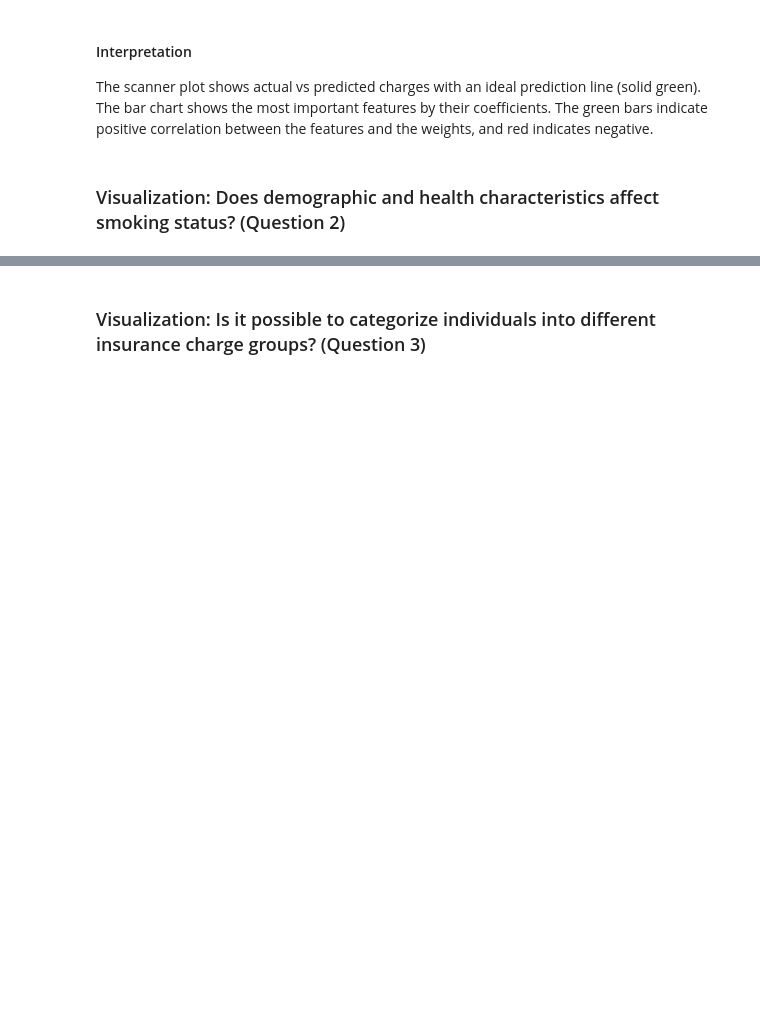
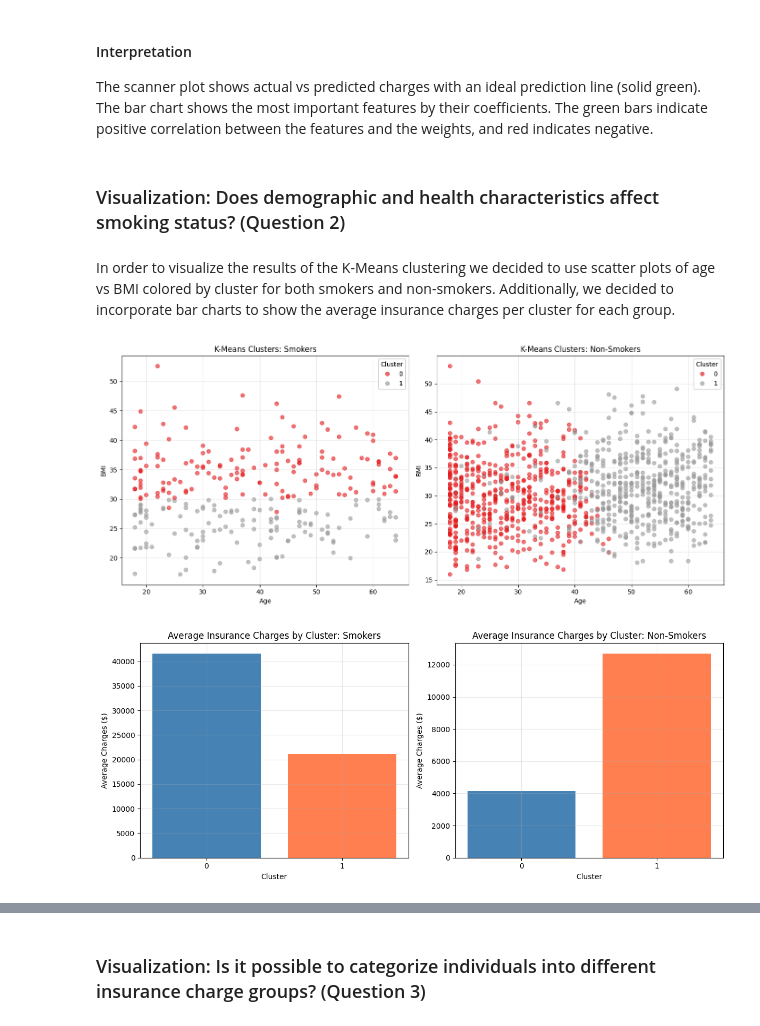
Before and after one commit to svaith/320FinalProject, a Jupyter notebook: main.ipynb, the cells around one changed output, grey strips where cells are left out. Drawn from its saved outputs; the diff is of its cells as text; code cells hidden in the pictures; blank space fills up the shorter version.

Commit message:
visualization q2

```diff
--- a/main.ipynb
+++ b/main.ipynb
@@ -518,3 +515,35 @@ plt.show()
 The scanner plot shows actual vs predicted charges with an ideal prediction line (solid green). The bar chart shows the most important features by their coefficients. The green bars indicate positive correlation between the features and the weights, and red indicates negative.
 # %% [markdown]
 ### Visualization: Does demographic and health characteristics affect smoking status? (Question 2)
+# %% [markdown]
+In order to visualize the results of the K-Means clustering we decided to use scatter plots of age vs BMI colored by cluster for both smokers and non-smokers. Additionally, we decided to incorporate bar charts to show the average insurance charges per cluster for each group.
+# %%
+fig, axes = plt.subplots(1, 2, figsize=(14, 6))
+
+for ax, df_group, title in zip(axes, [smoker_df, non_smoker_df], ['Smokers', 'Non-Smokers']):
+    scatter = ax.scatter(df_group['age'], df_group['bmi'], c=df_group['cluster'], cmap='Set1', alpha=0.6)
+    ax.set_xlabel('Age')
+    ax.set_ylabel('BMI')
+    ax.set_title(f'K-Means Clusters: {title}')
+    legend = ax.legend(*scatter.legend_elements(), title='Cluster')
+    ax.add_artist(legend)
+    ax.grid(True, alpha=0.3)
+
+plt.tight_layout()
+plt.show()
+
+fig, axes = plt.subplots(1, 2, figsize=(12, 5))
+
+for ax, df_group, title in zip(axes, [smoker_df, non_smoker_df], ['Smokers', 'Non-Smokers']):
+    cluster_means = df_group.groupby('cluster')['charges'].mean()
+    ax.bar(cluster_means.index.astype(str), cluster_means.values, color=['steelblue', 'coral'])
+    ax.set_xlabel('Cluster')
+    ax.set_ylabel('Average Charges ($)')
+    ax.set_title(f'Average Insurance Charges by Cluster: {title}')
+    ax.grid(True, alpha=0.3)
+
+plt.tight_layout()
+plt.show()
+# %% [output]
+[figure, added]
+[figure, added]
```
Also changed, not shown: parts of 5 cells of this notebook.
